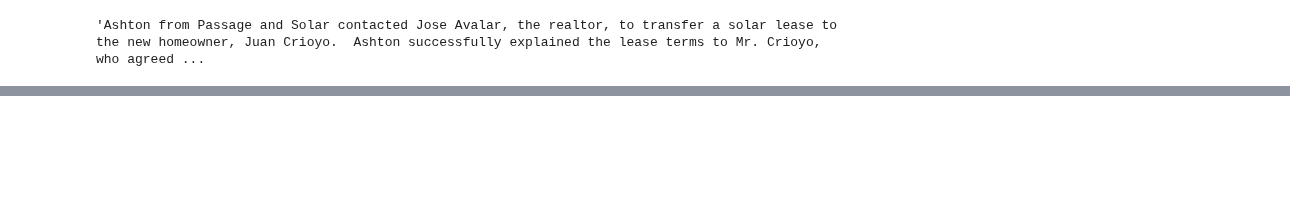
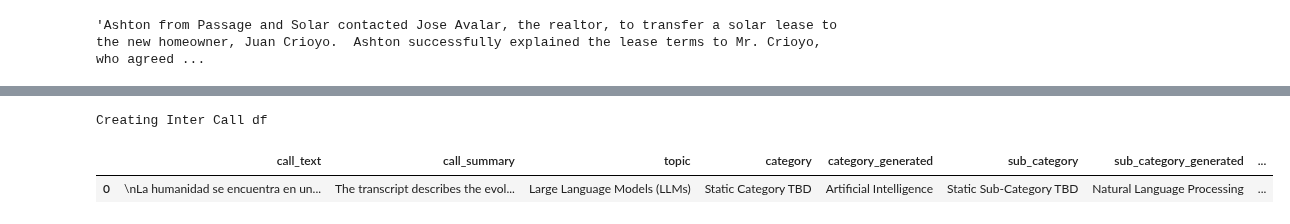
Before and after one commit to ssinghposigen/dev-voice-ai, a Jupyter notebook: notebooks/exploratory/poc-codes.ipynb, the cells around one changed output, grey strips where cells are left out. Cells and saved outputs as stored; diff of their text form; code cells hidden in the pictures; blank space fills up the shorter version.

```diff
--- a/notebooks/exploratory/poc-codes.ipynb
+++ b/notebooks/exploratory/poc-codes.ipynb
@@ -472,0 +602,44 @@ text
+# %%
+sp_transcript = """
+La humanidad se encuentra en un punto de inflexión. A partir de 2012, los avances en la construcción de sistemas
+de IA (utilizando redes neuronales profundas) se aceleraron de tal manera que, a finales de la década, se obtuvo
+el primer sistema de software capaz de escribir artículos que no se diferenciaban de los escritos por humanos.
+Este sistema era un modelo de IA llamado Generative Pre-trained Transformer 2 o GPT-2. En 2022 se lanzó ChatGPT,
+que demostró hasta qué punto esta tecnología estaba preparada para revolucionar la forma en que interactuamos con
+la tecnología y la información. Alcanzando un millón de usuarios activos en cinco días y luego cien millones de
+usuarios activos en dos meses, la nueva generación de modelos de IA comenzó como chatbots similares a los humanos,
+pero rápidamente evolucionó hasta convertirse en un cambio monumental en nuestro enfoque de tareas comunes, como
+la traducción, la generación de textos, los resúmenes y más. Se convirtió en una herramienta invaluable para
+programadores, educadores e investigadores. El éxito de ChatGPT no tuvo precedentes y popularizó más investigaciones
+sobre la tecnología que lo sustentaba, es decir, los grandes modelos lingüísticos (LLM). Tanto los modelos propietarios
+como los públicos se estaban lanzando a un ritmo constante, acercándose y finalmente alcanzando el rendimiento de
+ChatGPT. No es una exageración afirmar que casi toda la atención se centró en los LLM. Como resultado, 2023 siempre
+será conocido, al menos para nosotros, como el año que cambió drásticamente nuestro campo, la Inteligencia Artificial
+del Lenguaje (IA del Lenguaje), un campo caracterizado por el desarrollo de sistemas capaces de entender y generar lenguaje humano.
+Sin embargo, los LLM ya existen desde hace un tiempo y los modelos más pequeños siguen siendo relevantes hasta el día
+de hoy. Los LLM son mucho más que un solo modelo y hay muchas otras técnicas y modelos en el campo de la IA del lenguaje que
+vale la pena explorar. En este libro, nuestro objetivo es brindarles a los lectores una comprensión sólida de los
+fundamentos tanto de los LLM como del campo de la IA del lenguaje en general. Este capítulo sirve como andamiaje para
+el resto del libro y presentará conceptos y términos que utilizaremos a lo largo de los capítulos.
+"""
+
+sp_call_gen_kpis = extractor.extract_genai_kpis(sp_transcript)
+print(f"Creating Inter Call df")
+sp_inter_call_dict = {}
+# inter_call_dict['contact_id'] = str(df_intra_call['contact_id'][0])
+sp_inter_call_dict['call_text'] = sp_transcript
+sp_inter_call_dict['call_summary'] = sp_call_gen_kpis['call_summary']['summary']
+sp_inter_call_dict['topic'] = sp_call_gen_kpis['call_topic']['primary_topic']
+sp_inter_call_dict['category'] = "Static Category TBD"
+sp_inter_call_dict['category_generated'] = sp_call_gen_kpis['call_topic']['category']
+sp_inter_call_dict['sub_category'] = "Static Sub-Category TBD"
+sp_inter_call_dict['sub_category_generated'] = sp_call_gen_kpis['call_topic']['sub_category']
+sp_inter_call_dict['agent_coaching'] = dict_to_newline_string(sp_call_gen_kpis['agent_coaching'])
+sp_df_inter_call = pd.DataFrame(pd.Series(sp_inter_call_dict)).T
+# %% [output]
+Creating Inter Call df
+# %%
+sp_df_inter_call
+# %% [output]
+|  | call_text | call_summary | topic | category | category_generated | sub_category | sub_category_generated | ... |
+| 0 | \nLa humanidad se encuentra en un... | The transcript describes the evol... | Large Language Models (LLMs) | Static Category TBD | Artificial Intelligence | Static Sub-Category TBD | Natural Language Processing | ... |
```
Also changed, not shown: parts of 17 cells of this notebook, 3 other files.
